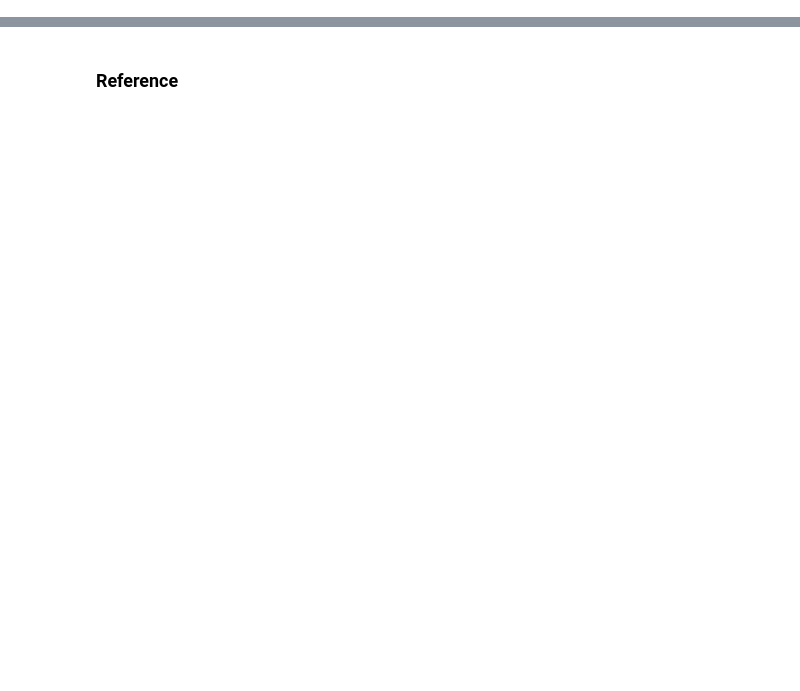
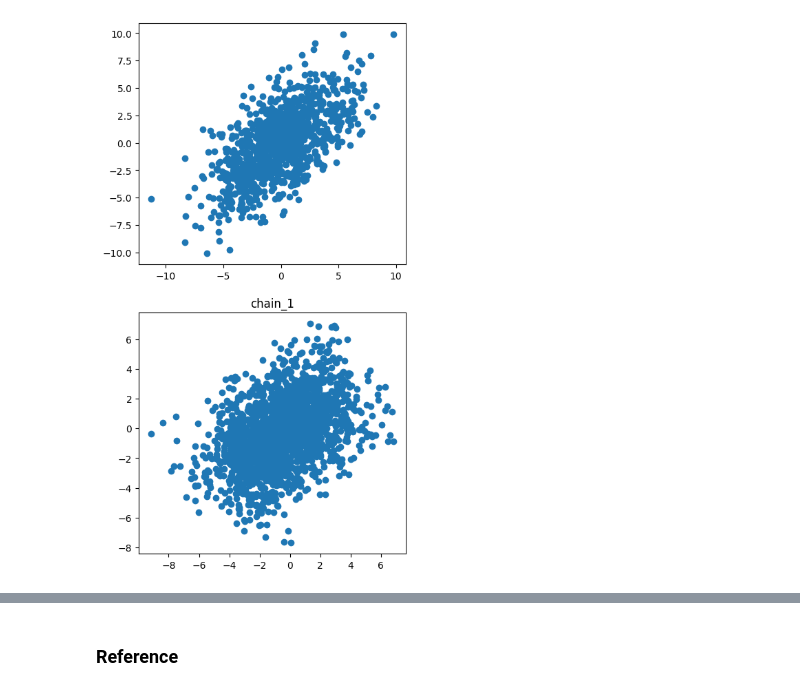
Before and after one commit to cepessh/adaptive_mcmc, a Jupyter notebook: notebooks/last_year_code_test.ipynb, the cells around one changed output, grey strips where cells are left out. Saved outputs shown, nothing was run; the diff lists cells and outputs as text; code cells hidden in the pictures; blank space fills up the shorter version.

```diff
--- a/notebooks/last_year_code_test.ipynb
+++ b/notebooks/last_year_code_test.ipynb
@@ -142,3 +164,10 @@ Runtime: 66.09s
+# %%
+BenchmarkUtils.create_plot(
+    algs["hmc_vanilla"].pipeline.sample_blocks[-1].iteration.cache.samples[:, [0], :],
+    algs["hmc_vanilla"].pipeline.sample_blocks[-1].iteration.cache.true_samples
+)
+# %% [output]
+[figure, added]
 # %%
 tv_threshold = 0.05
 # %%
```
Also changed, not shown: parts of 13 cells of this notebook, 1 other file.
